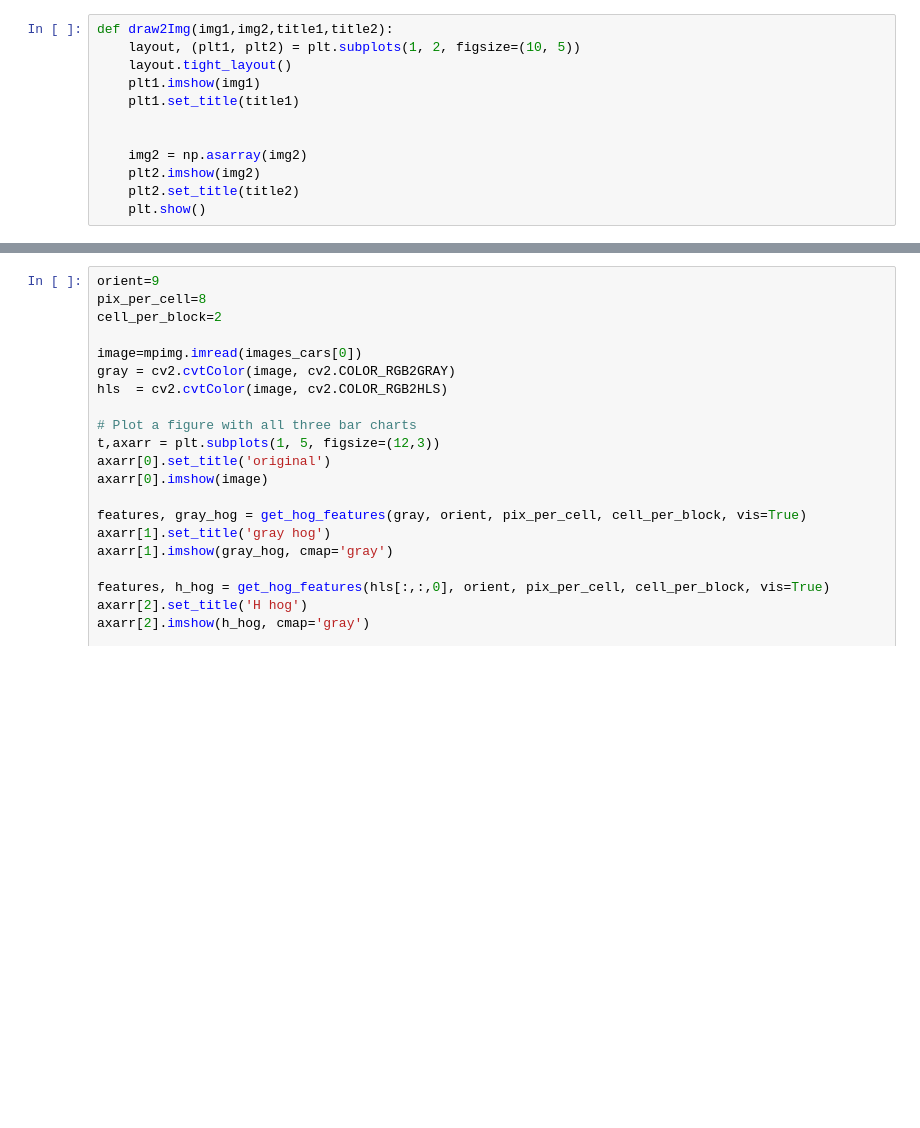
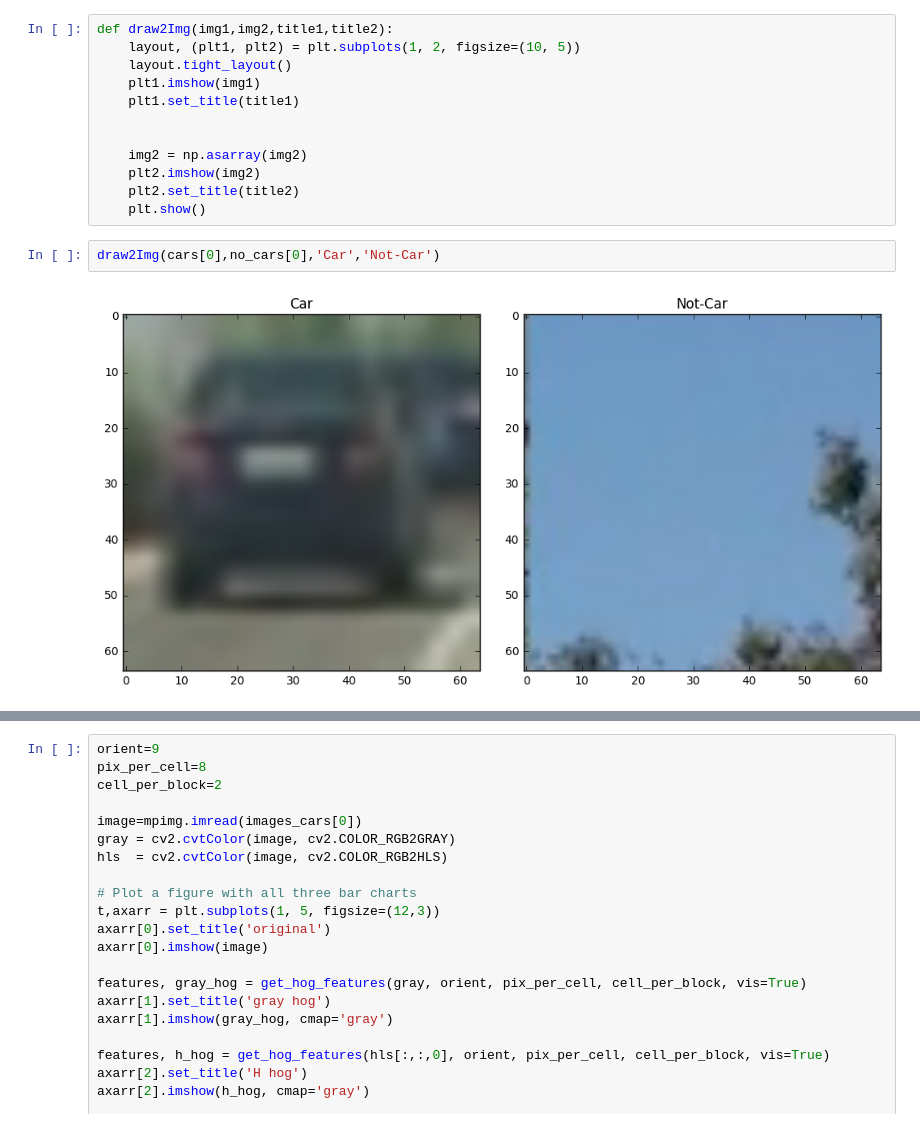
Before and after one commit to woshikangfei/Vehicle-Detection, a Jupyter notebook: vehicle_detection-FINAL.ipynb, the cells around one changed output, grey strips where cells are left out. Cells and saved outputs as stored; diff of their text form; blank space fills up the shorter version.

```diff
--- a/vehicle_detection-FINAL.ipynb
+++ b/vehicle_detection-FINAL.ipynb
@@ -55,4 +51,8 @@ def draw2Img(img1,img2,title1,title2):
     plt2.imshow(img2)
     plt2.set_title(title2)
     plt.show()
+# %%
+draw2Img(cars[0],no_cars[0],'Car','Not-Car')
+# %% [output]
+[figure, added]
 # %%
```
Also changed, not shown: parts of 16 cells of this notebook, 9 other files.
